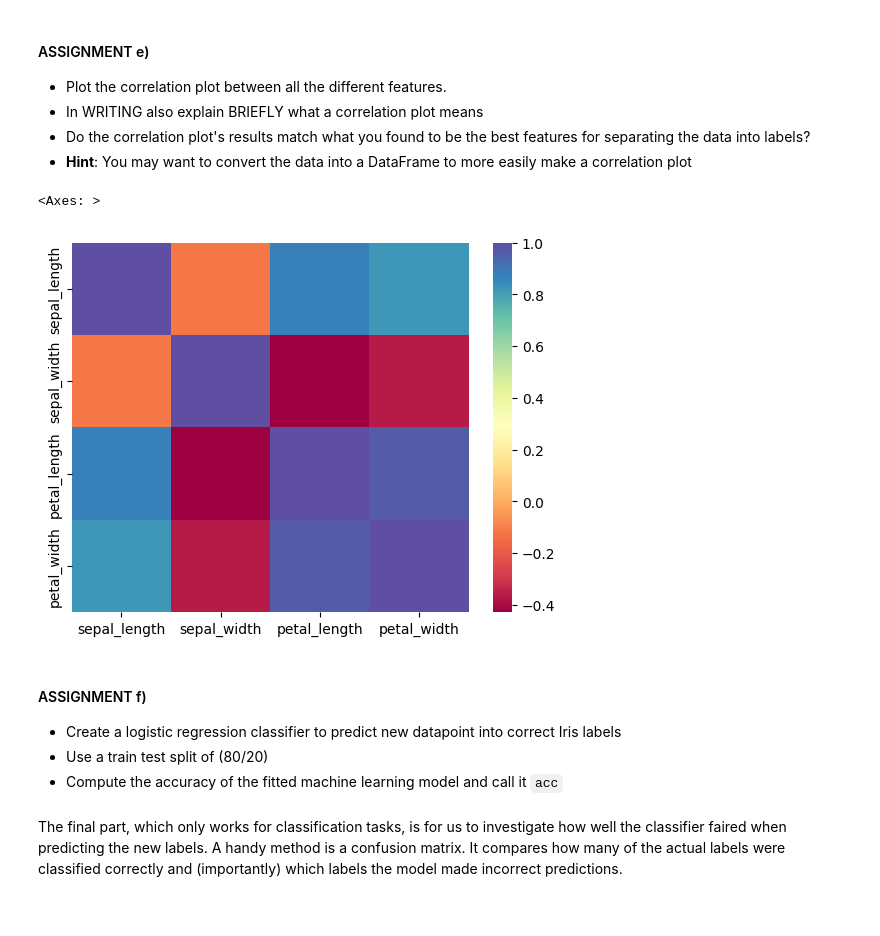
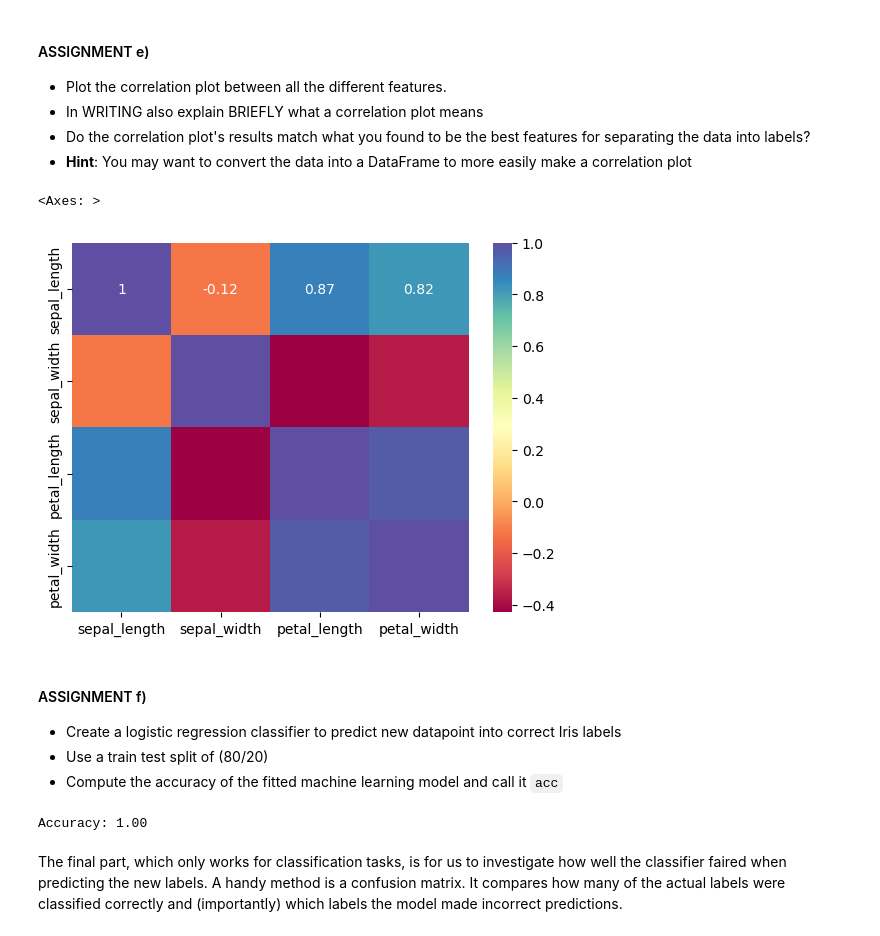
Before and after one commit to sier8161/ml-1dl034-public-assignments, a Jupyter notebook: Assignments/Practical/PracticalNotebook3.ipynb, the cells around one changed output. Saved outputs shown, nothing was run; the diff lists cells and outputs as text; code cells hidden in the pictures.

```diff
--- a/Assignments/Practical/PracticalNotebook3.ipynb
+++ b/Assignments/Practical/PracticalNotebook3.ipynb
@@ -420,22 +420,24 @@ sns.pairplot(df,hue='species')
 # %%
 # YOUR CODE HERE
 #
 #
 corr = df.corr(numeric_only=True)
 
-sns.heatmap(corr,cmap='Spectral')
+sns.heatmap(corr,cmap='Spectral',annot=True)
+# PLEASE IGNORE THAT THE ANNOTATIONS ARE ONLY SHOWN ON THE FIRST ROW
+# this is a bug in seaborn with my OS, I have tried to resolve it....
 
 # YOUR BRIEF ANSWER TO WHAT A CORRELATION PLOT MEANS HERE:
 # A correlation plot visualizes the relation between two variables.
 # This makes it easier to see how dependant the features are.
 
 
 # We can see by the correlation plot that petal length and width seem closely
 # related in the data, and as such, one could be omitted, as
 # they give roughly the same information
 # %% [output]
 <Axes: >
-[figure, old version]
+[figure, new version]
 # %% [markdown]
 #### ASSIGNMENT f)
 - Create a logistic regression classifier to predict new datapoint into correct Iris labels
@@ -457,9 +459,11 @@ y_pred = iris_model.predict(X_test)
 
 acc = skl.metrics.accuracy_score(y_test,y_pred)
 
-
+print(f"Accuracy: {acc:.2f}")
 # CODE PROVIDED TO TEST YOUR FITTED MODEL
 assert acc >= 0.95, "You haven't reached a high enough accuracy."
+# %% [output]
+Accuracy: 1.00
 # %% [markdown]
 The final part, which only works for classification tasks, is for us to investigate how well the classifier faired when predicting the new labels. A handy method is a confusion matrix. It compares how many of the actual labels were classified correctly and (importantly) which labels the model made incorrect predictions.
 # %% [markdown]
```
Also changed, not shown: parts of 4 cells of this notebook, 7 other files.
